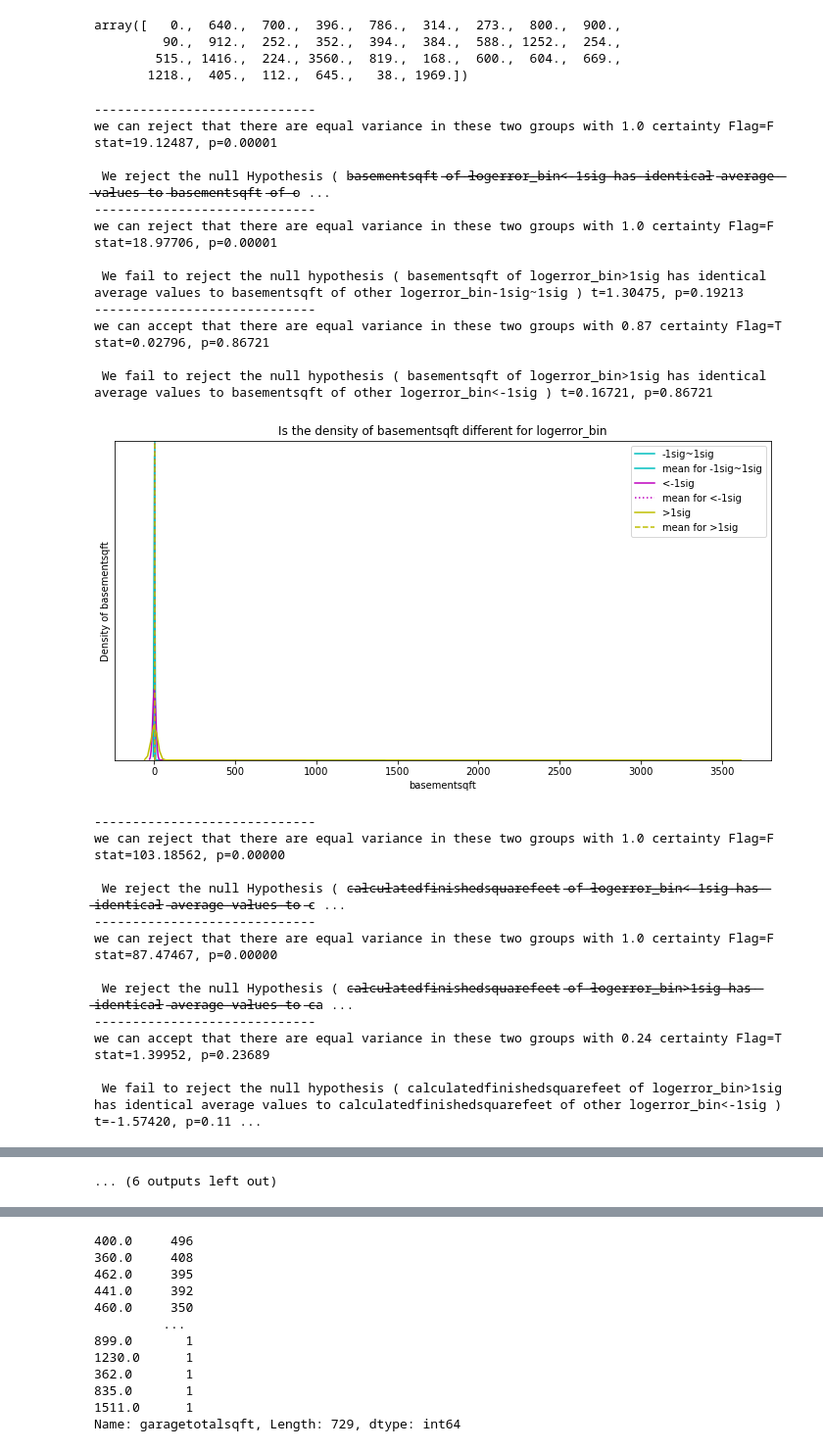
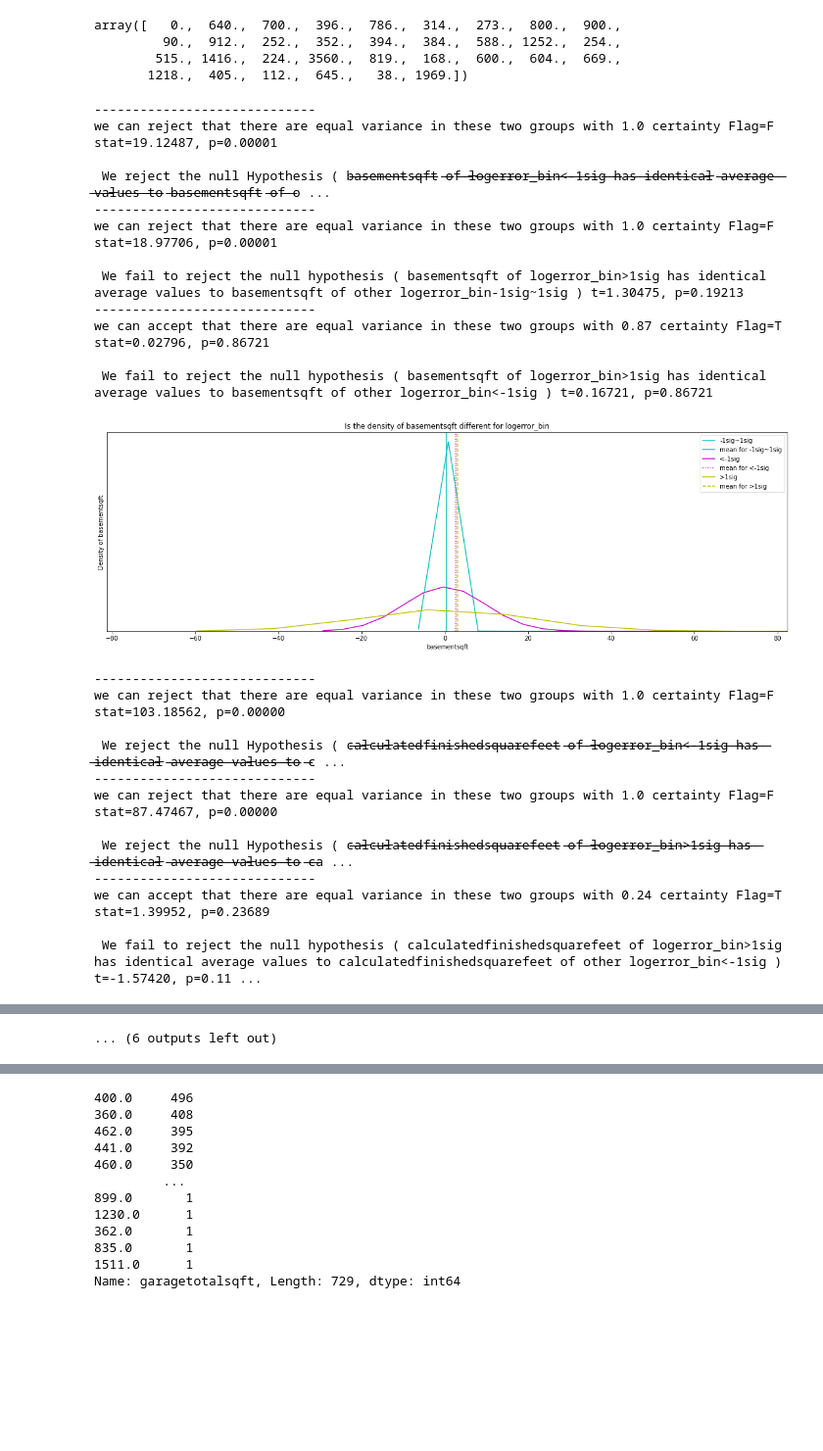
Before and after one commit to geary-shenck/clustering-exercises, a Jupyter notebook: zillow_expore.ipynb, the cells around one changed output, grey strips where cells are left out. Shown at 98% size. Cells and saved outputs as stored; diff of their text form; code cells hidden in the pictures; blank space fills up the shorter version.

```diff
--- a/zillow_expore.ipynb
+++ b/zillow_expore.ipynb
@@ -344,7 +345,7 @@ for num in continous_list:
                     print("\n We reject the null Hypothesis (", '\u0336'.join(H0) + '\u0336' ,")",'t=%.5f, p=%.5f' % (t,p))
 
 
-    plt.figure(figsize=(12,6))
+    plt.figure(figsize=(20,6))
     plt.title(f"Is the density of {num} different for {cat}")
 
 
@@ -353,34 +354,35 @@ for num in continous_list:
 
     colorlist=['c', 'm', 'y', 'k']
     linestyle_list = ['solid', 'dotted','dashed','dashdot']
 
     for i in enumerate(train[cat].unique()):
 
         sns.kdeplot(train[train[cat] == i[1]][num],
                     label=f"{i[1]}",
                     color=colorlist[i[0]])
         plt.axvline(train[train[cat] == i[1]][num].mean(),
                     color=colorlist[i[0]],
                     ls=linestyle_list[i[0]],
                     label=f"mean for {i[1]}")
 
     plt.xlabel(f"{num}")
+    plt.xlim((train[num].mean()-(3*train[num].std())),(train[num].mean()+(3*train[num].std())))
     plt.legend()
     plt.show()
 # %% [output]
 -----------------------------
 we can reject that there are equal variance in these two groups with 1.0 certainty Flag=F stat=19.12487, p=0.00001
 
  We reject the null Hypothesis ( b̶a̶s̶e̶m̶e̶n̶t̶s̶q̶f̶t̶ ̶o̶f̶ ̶l̶o̶g̶e̶r̶r̶o̶r̶_̶b̶i̶n̶<̶-̶1̶s̶i̶g̶ ̶h̶a̶s̶ ̶i̶d̶e̶n̶t̶i̶c̶a̶l̶ ̶a̶v̶e̶r̶a̶g̶e̶ ̶v̶a̶l̶u̶e̶s̶ ̶t̶o̶ ̶b̶a̶s̶e̶m̶e̶n̶t̶s̶q̶f̶t̶ ̶o̶f̶ ̶o ...
 -----------------------------
 we can reject that there are equal variance in these two groups with 1.0 certainty Flag=F stat=18.97706, p=0.00001
 
  We fail to reject the null hypothesis ( basementsqft of logerror_bin>1sig has identical average values to basementsqft of other logerror_bin-1sig~1sig ) t=1.30475, p=0.19213
 -----------------------------
 we can accept that there are equal variance in these two groups with 0.87 certainty Flag=T stat=0.02796, p=0.86721
 
  We fail to reject the null hypothesis ( basementsqft of logerror_bin>1sig has identical average values to basementsqft of other logerror_bin<-1sig ) t=0.16721, p=0.86721
-[figure, old version]
+[figure, new version]
 -----------------------------
 we can reject that there are equal variance in these two groups with 1.0 certainty Flag=F stat=103.18562, p=0.00000
 
```
Also changed, not shown: parts of 23 cells of this notebook, 3 other files.
